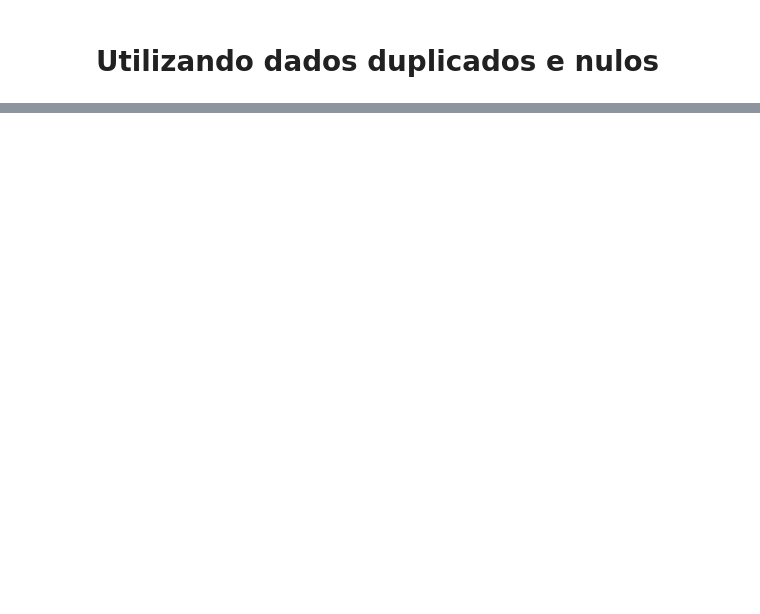
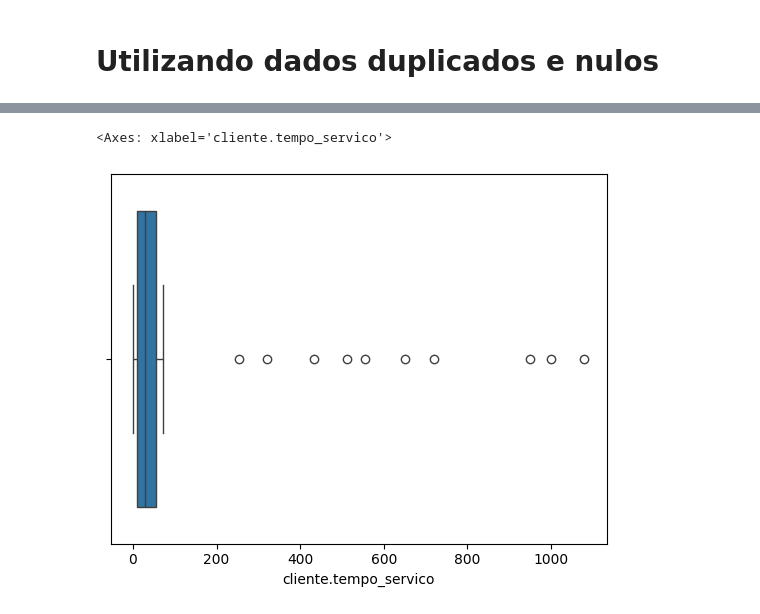
Before and after one commit to felipebocajr/Python-para-dados, a Jupyter notebook: pandas/Limpeza e tratamento de dados/pandas.ipynb, the cells around one changed output, grey strips where cells are left out. Saved outputs shown, nothing was run; the diff lists cells and outputs as text; code cells hidden in the pictures; blank space fills up the shorter version.

```diff
--- a/pandas/Limpeza e tratamento de dados/pandas.ipynb
+++ b/pandas/Limpeza e tratamento de dados/pandas.ipynb
@@ -546,0 +756,6 @@ dtype: int64
+# %%
+# Cria um boxplot para visualizar a distribuição da coluna 'cliente.tempo_servico' da DataFrame 'churn_sem_nulos' usando a biblioteca seaborn (sns)
+sns.boxplot(x=churn_sem_nulos['cliente.tempo_servico'])
+# %% [output]
+<Axes: xlabel='cliente.tempo_servico'>
+[figure, added]
```
Also changed, not shown: parts of 125 cells of this notebook, 1 other file.
